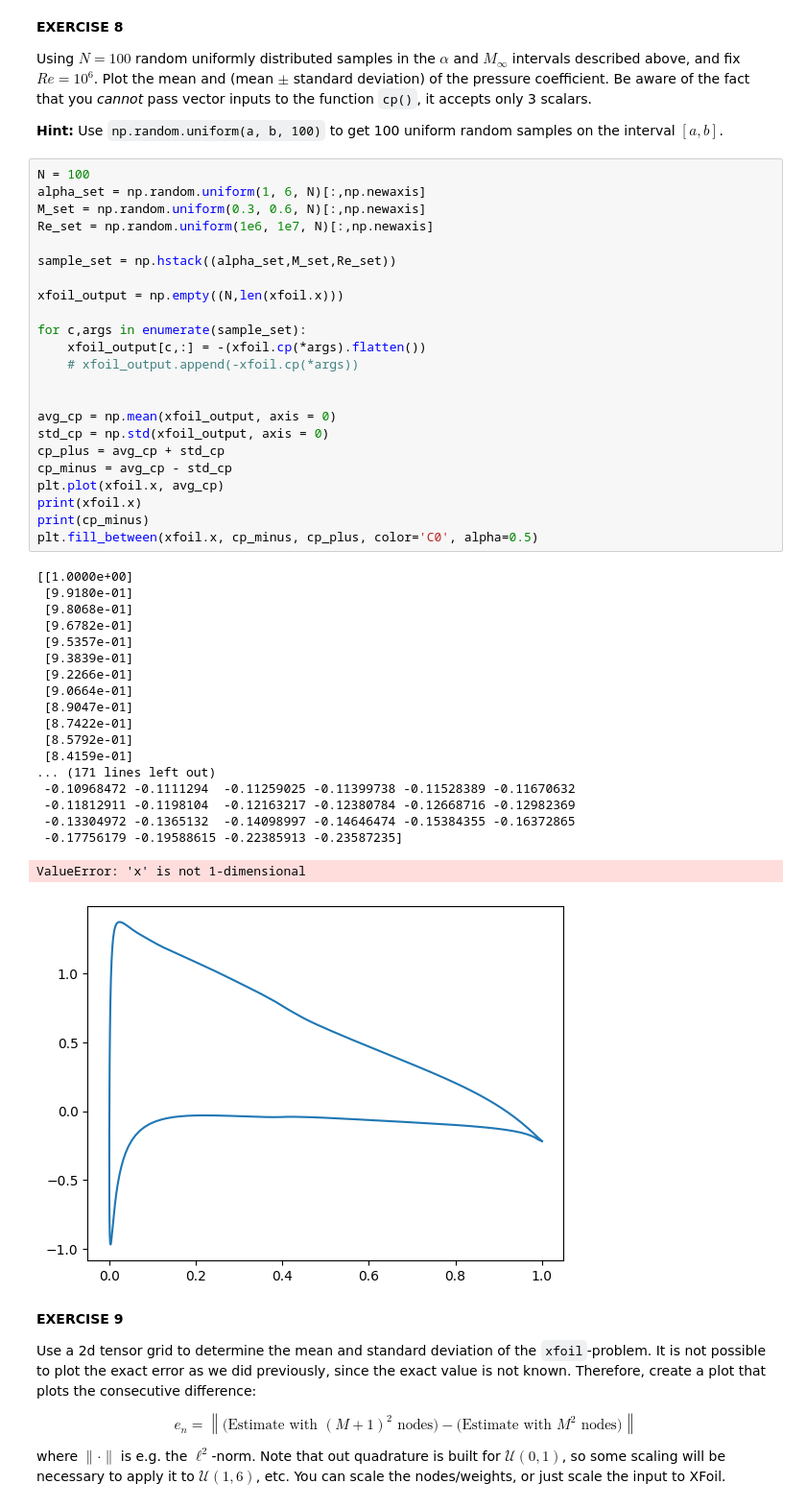
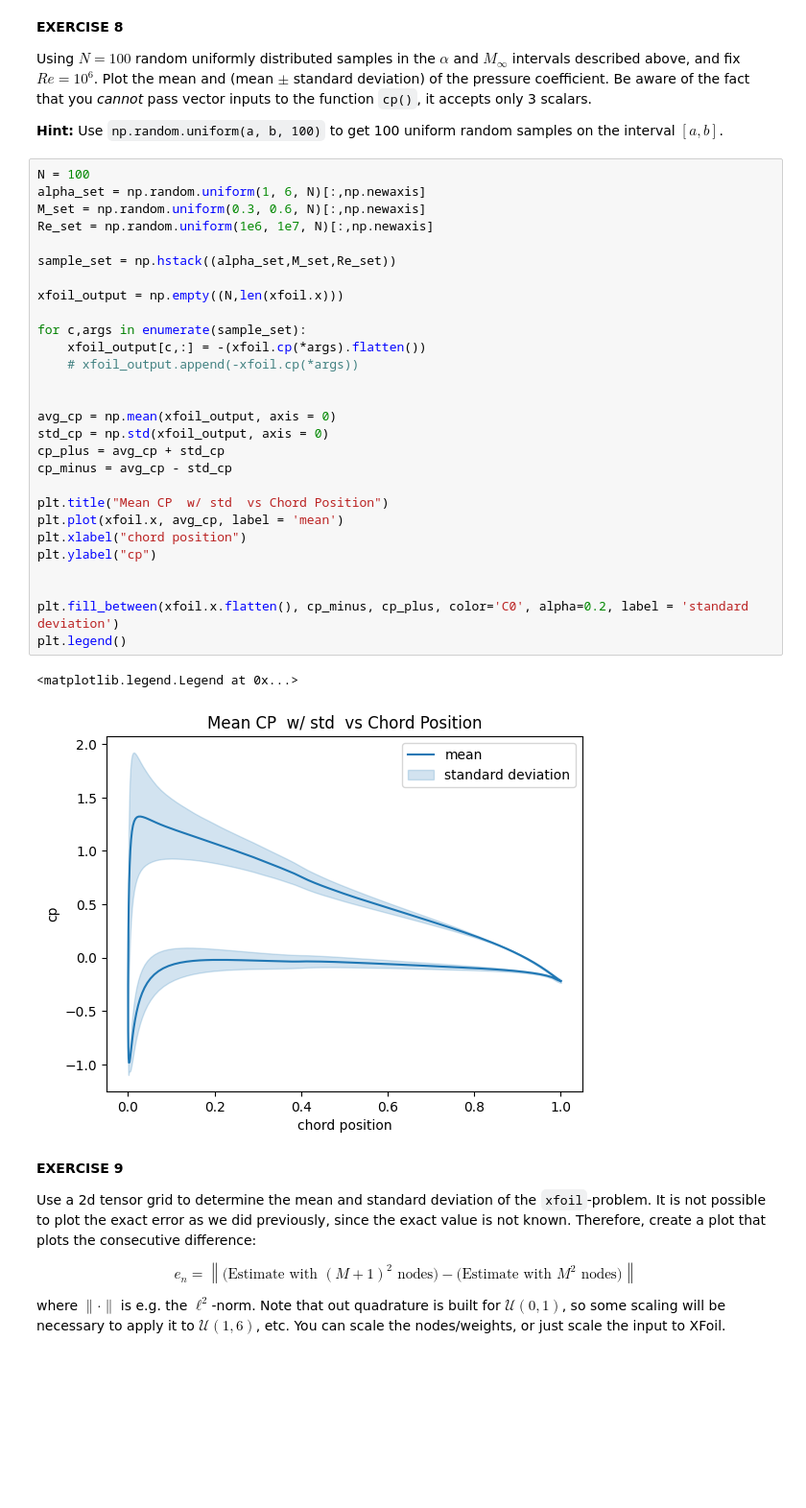
Before and after one commit to msahirs/CFD_IV, a Jupyter notebook: Tutorial1.ipynb, the cells around one changed output. Shown: that part at 96% size. Drawn from its saved outputs; the diff is of its cells as text; blank space fills up the shorter version.

Commit message:
Added plots for smolyak grid viz

```diff
--- a/Tutorial1.ipynb
+++ b/Tutorial1.ipynb
@@ -547,46 +577,34 @@ Use `np.random.uniform(a, b, 100)` to get 100 uniform random samples on the inte
 # %%
 N = 100
 alpha_set = np.random.uniform(1, 6, N)[:,np.newaxis]
 M_set = np.random.uniform(0.3, 0.6, N)[:,np.newaxis]
 Re_set = np.random.uniform(1e6, 1e7, N)[:,np.newaxis]
 
 sample_set = np.hstack((alpha_set,M_set,Re_set))
 
 xfoil_output = np.empty((N,len(xfoil.x)))
 
 for c,args in enumerate(sample_set):
     xfoil_output[c,:] = -(xfoil.cp(*args).flatten())
     # xfoil_output.append(-xfoil.cp(*args))
 
 
 avg_cp = np.mean(xfoil_output, axis = 0)
 std_cp = np.std(xfoil_output, axis = 0)
 cp_plus = avg_cp + std_cp
 cp_minus = avg_cp - std_cp
-plt.plot(xfoil.x, avg_cp)
-print(xfoil.x)
-print(cp_minus)
-plt.fill_between(xfoil.x, cp_minus, cp_plus, color='C0', alpha=0.5)
+
+plt.title("Mean CP  w/ std  vs Chord Position")
+plt.plot(xfoil.x, avg_cp, label = 'mean')
+plt.xlabel("chord position")
+plt.ylabel("cp")
+
+
+plt.fill_between(xfoil.x.flatten(), cp_minus, cp_plus, color='C0', alpha=0.2, label = 'standard deviation')
+plt.legend()
 # %% [output]
-[[1.0000e+00]
- [9.9180e-01]
- [9.8068e-01]
- [9.6782e-01]
- [9.5357e-01]
- [9.3839e-01]
- [9.2266e-01]
- [9.0664e-01]
- [8.9047e-01]
- [8.7422e-01]
- [8.5792e-01]
- [8.4159e-01]
-... (171 lines left out)
- -0.10968472 -0.1111294  -0.11259025 -0.11399738 -0.11528389 -0.11670632
- -0.11812911 -0.1198104  -0.12163217 -0.12380784 -0.12668716 -0.12982369
- -0.13304972 -0.1365132  -0.14098997 -0.14646474 -0.15384355 -0.16372865
- -0.17756179 -0.19588615 -0.22385913 -0.23587235]
+<matplotlib.legend.Legend at 0x...>
-ValueError: 'x' is not 1-dimensional
-[figure, old version]
+[figure, new version]
 # %% [markdown]
 **EXERCISE 9**
 
```
Also changed, not shown: parts of 7 cells of this notebook.
